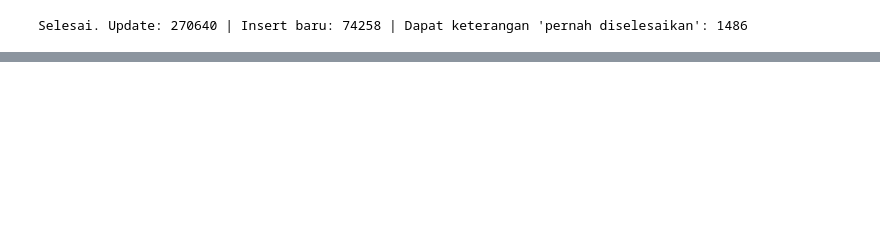
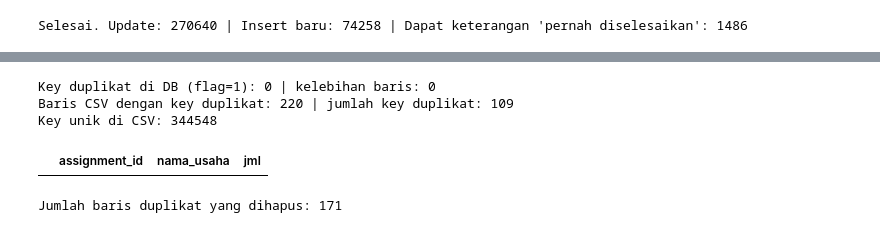
Before and after one commit to irfansbom/Sensus-Ekonomi, a Jupyter notebook: cleaning_data/3 Oktober 2026/Mikro/RantabDBNAS/merge_flag3_ke_db.ipynb, the cells around one changed output, grey strips where cells are left out. Saved outputs shown, nothing was run; the diff lists cells and outputs as text; code cells hidden in the pictures; blank space fills up the shorter version.

Commit message:
update_flag_3_py

```diff
--- a/cleaning_data/3 Oktober 2026/Mikro/RantabDBNAS/merge_flag3_ke_db.ipynb
+++ b/cleaning_data/3 Oktober 2026/Mikro/RantabDBNAS/merge_flag3_ke_db.ipynb
@@ -270,3 +240,63 @@ display(df_db)
 | 2 | https://fasih-sm.bps.go.id/app/as... | 008baf68-cf1b-44a5-9015-3ef04664306e | 1601 | A | 01111 | UTP TANAMAN PANGAN JAGUNG (MARKUS... | 7 | ... |
 | 3 | https://fasih-sm.bps.go.id/app/as... | 00a48eda-54fa-427f-8fcb-a1ebf42440bf | 1601 | A | 01111 | PERKEBUNAN JAGUNG (ASMARA) | 1 | ... |
 | 4 | https://fasih-sm.bps.go.id/app/as... | 00e1b203-ea5a-4c97-832c-221264a478a2 | 1601 | A | 01111 | PERKEBUNAN JAGUNG | 2 | ... |
+# %%
+with sqlite3.connect(DB_PATH) as c:
+    dup_db = pd.read_sql(
+        f'SELECT "{KEYS[0]}", "{KEYS[1]}", COUNT(*) AS jml '
+        f'FROM "{TABEL}" WHERE "{FLAG_COL}" = 1 '
+        f'GROUP BY "{KEYS[0]}", "{KEYS[1]}" HAVING COUNT(*) > 1',
+        c,
+    )
+
+print(
+    "Key duplikat di DB (flag=1):",
+    len(dup_db),
+    "| kelebihan baris:",
+    int((dup_db["jml"] - 1).sum()),
+)
+
+dup_csv = df[df.duplicated(KEYS, keep=False)]
+print(
+    "Baris CSV dengan key duplikat:",
+    len(dup_csv),
+    "| jumlah key duplikat:",
+    dup_csv.groupby(KEYS).ngroups,
+)
+print("Key unik di CSV:", len(df.drop_duplicates(KEYS)))
+
+display(dup_db.head(10))
+# %% [output]
+Key duplikat di DB (flag=1): 0 | kelebihan baris: 0
+Baris CSV dengan key duplikat: 220 | jumlah key duplikat: 109
+Key unik di CSV: 344548
+|  | assignment_id | nama_usaha | jml |
+# %%
+with sqlite3.connect(DB_PATH) as c:
+    c.execute("BEGIN")
+
+    query = f"""
+        DELETE FROM "{TABEL}"
+        WHERE rowid IN (
+            SELECT rowid
+            FROM (
+                SELECT
+                    rowid,
+                    ROW_NUMBER() OVER (
+                        PARTITION BY "{KEYS[0]}", "{KEYS[1]}"
+                        ORDER BY rowid
+                    ) AS rn
+                FROM "{TABEL}"
+                WHERE "{FLAG_COL}" = 1
+            )
+            WHERE rn > 1
+        )
+    """
+
+    c.execute(query)
+    jumlah_hapus = c.execute("SELECT changes()").fetchone()[0]
+    c.commit()
+
+print(f"Jumlah baris duplikat yang dihapus: {jumlah_hapus}")
+# %% [output]
+Jumlah baris duplikat yang dihapus: 171
```
Also changed, not shown: parts of 3 cells of this notebook, 9 other files.
